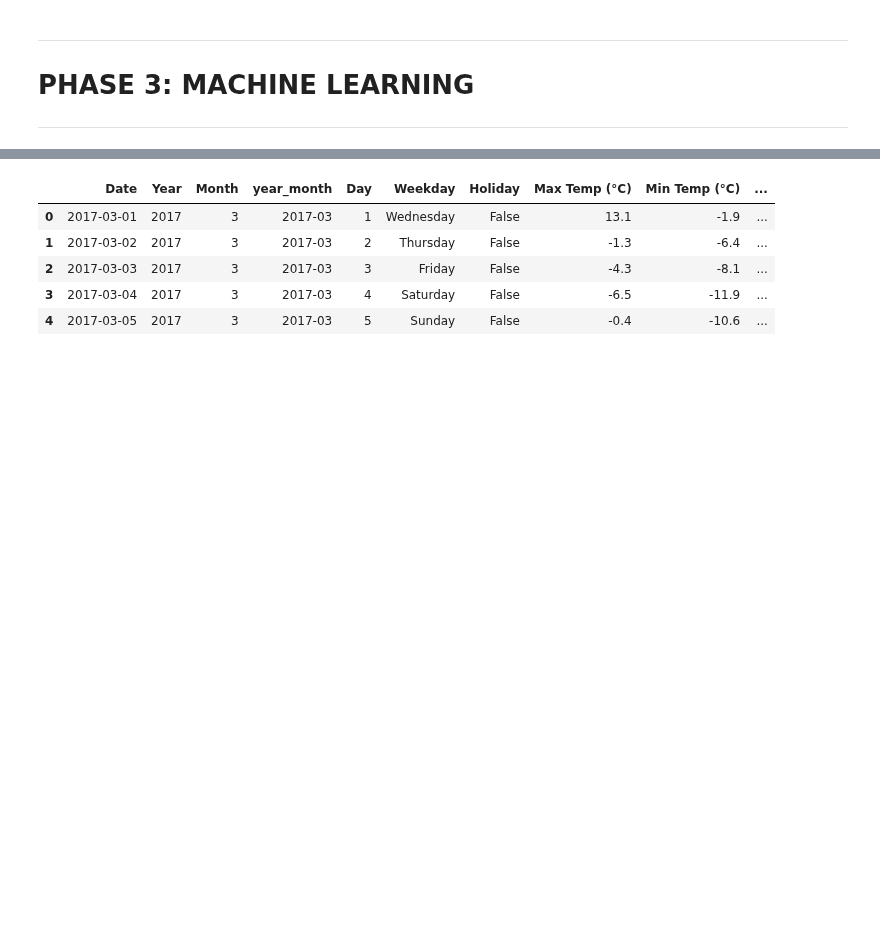
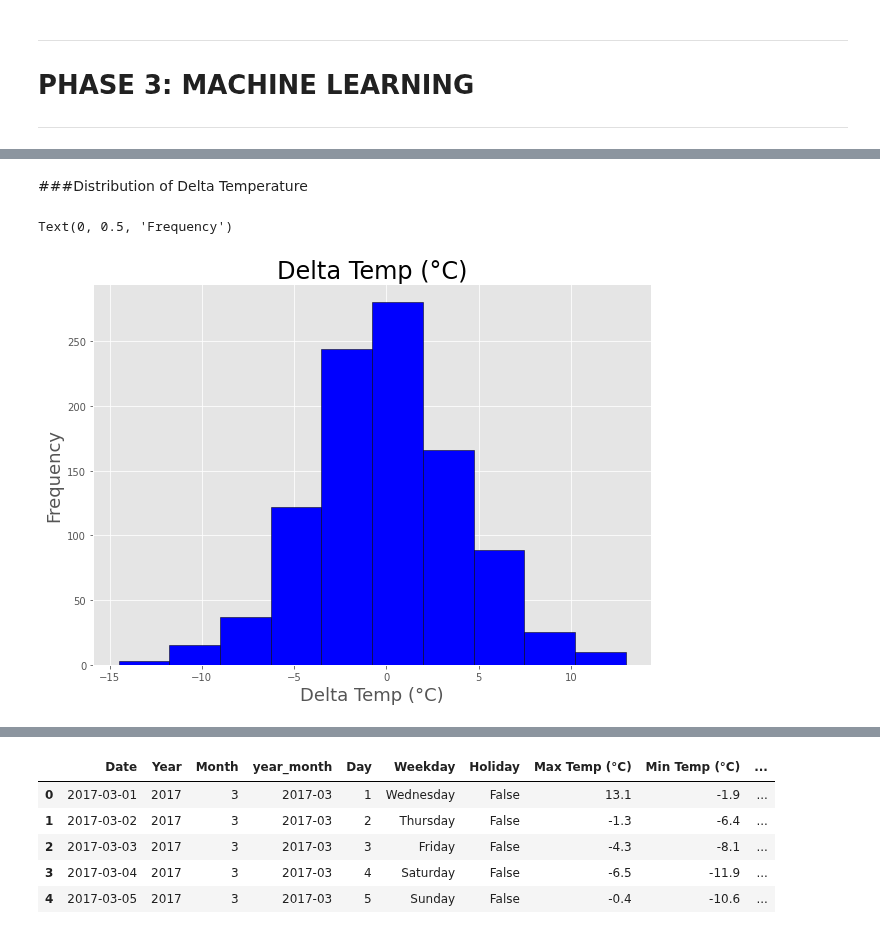
Before and after one commit to VernonNaidoo-Toronto/SCS3250-Group-2-Final-Project, a Jupyter notebook: 3_Machine_Learning.ipynb, the cells around one changed output, grey strips where cells are left out. Drawn from its saved outputs; the diff is of its cells as text; code cells hidden in the pictures; blank space fills up the shorter version.

```diff
--- a/3_Machine_Learning.ipynb
+++ b/3_Machine_Learning.ipynb
@@ -6,0 +101,10 @@
+# %% [markdown]
+###Distribution of Delta Temperature
+# %%
+dataset["Delta Temp (°C)"].plot(kind='hist', color='blue', edgecolor='black', figsize=(10,7))
+plt.title('Delta Temp (°C)', size=24)
+plt.xlabel('Delta Temp (°C)', size=18)
+plt.ylabel('Frequency', size=18)
+# %% [output]
+Text(0, 0.5, 'Frequency')
+[figure, added]
```
Also changed, not shown: parts of 71 cells of this notebook.
